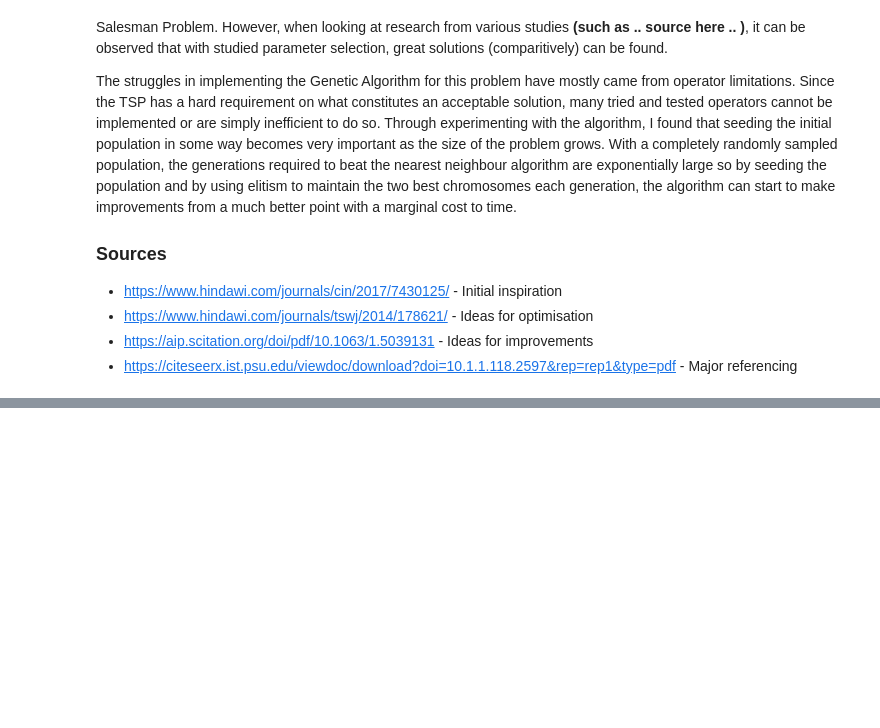
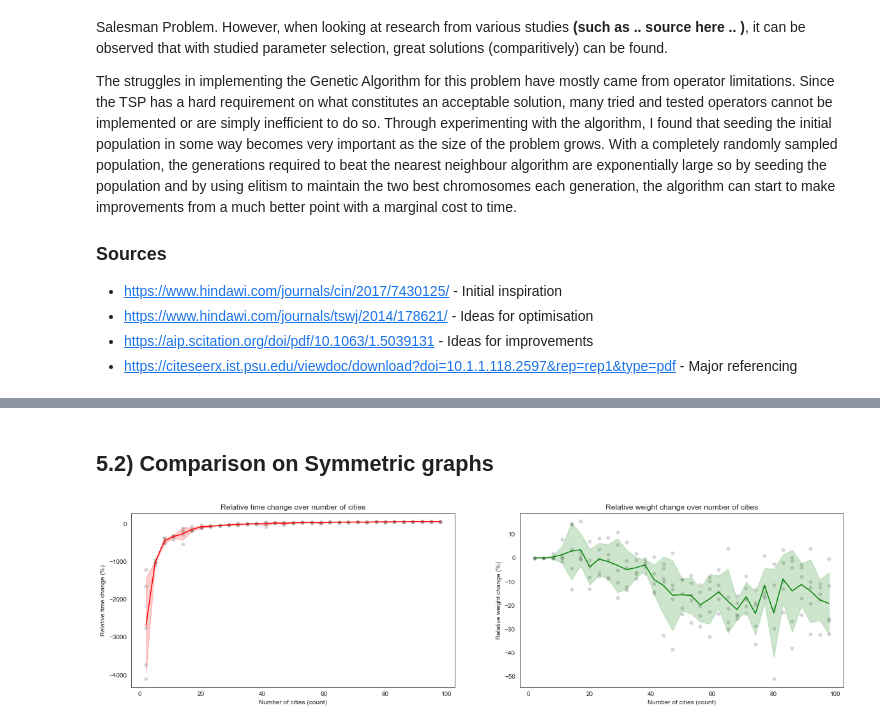
Before and after one commit to danielj0nes/metaheuristics, a Jupyter notebook: Group 07 Coursework.ipynb, the cells around one changed output, grey strips where cells are left out. Cells and saved outputs as stored; diff of their text form; code cells hidden in the pictures; blank space fills up the shorter version.

```diff
--- a/Group 07 Coursework.ipynb
+++ b/Group 07 Coursework.ipynb
@@ -1010,0 +1052,11 @@ The struggles in implementing the Genetic Algorithm for this problem have mostly
+# %% [markdown]
+## 5.2) Comparison on Symmetric graphs
+# %%
+ga = GA()
+aco = AntColonyOptimisation(generations=10, ant_count=20)
+comparison_results = compare_algorithms('symmetric',
+                                        algorithm=lambda G: ga.ga_solve(G, P=150, generations=250),
+                                        baseline_algorithm=lambda G: aco.solve(G))
+graph_results(comparison_results)
+# %% [output]
+[figure, added]
```
Also changed, not shown: parts of 42 cells of this notebook, 1 other file.
